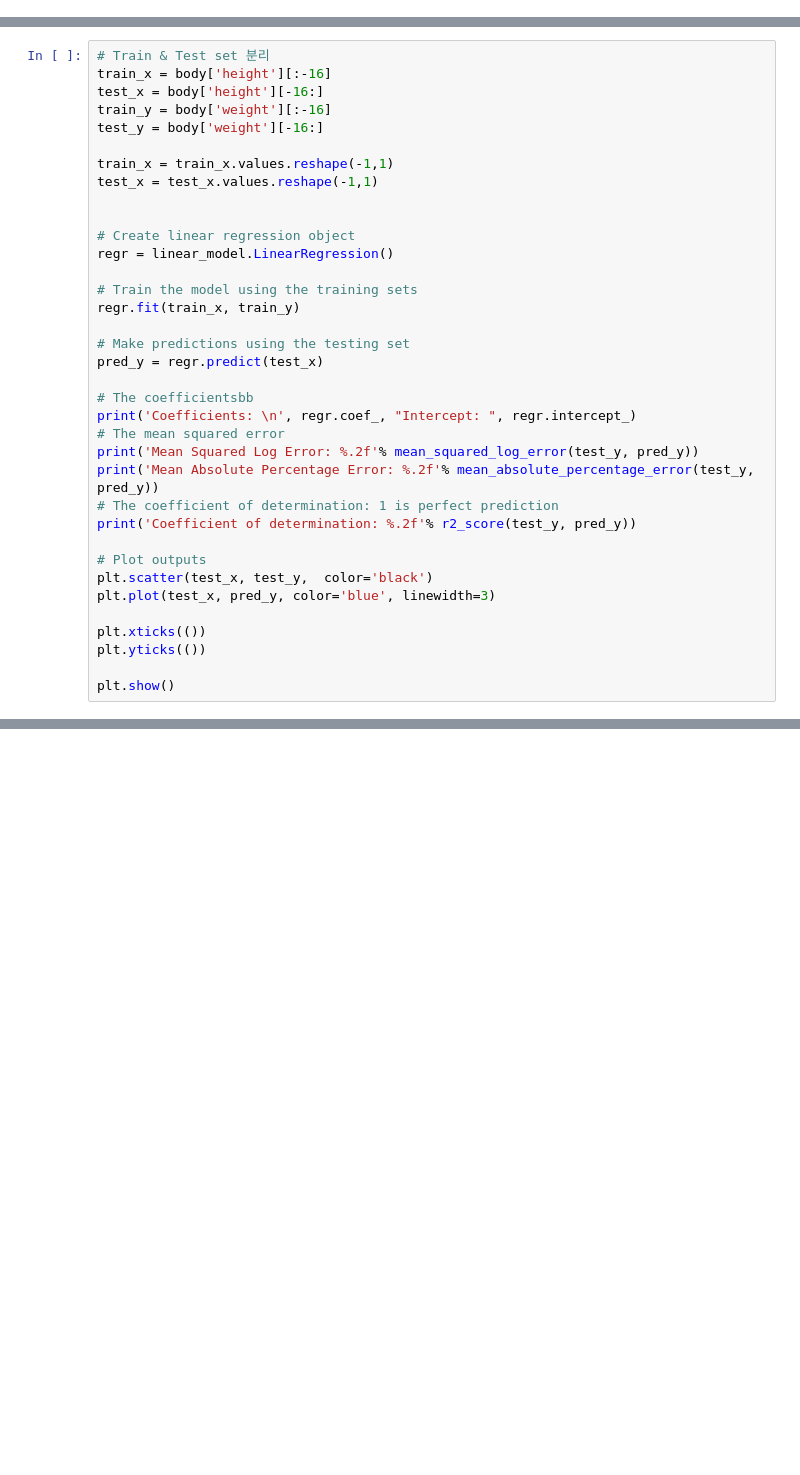
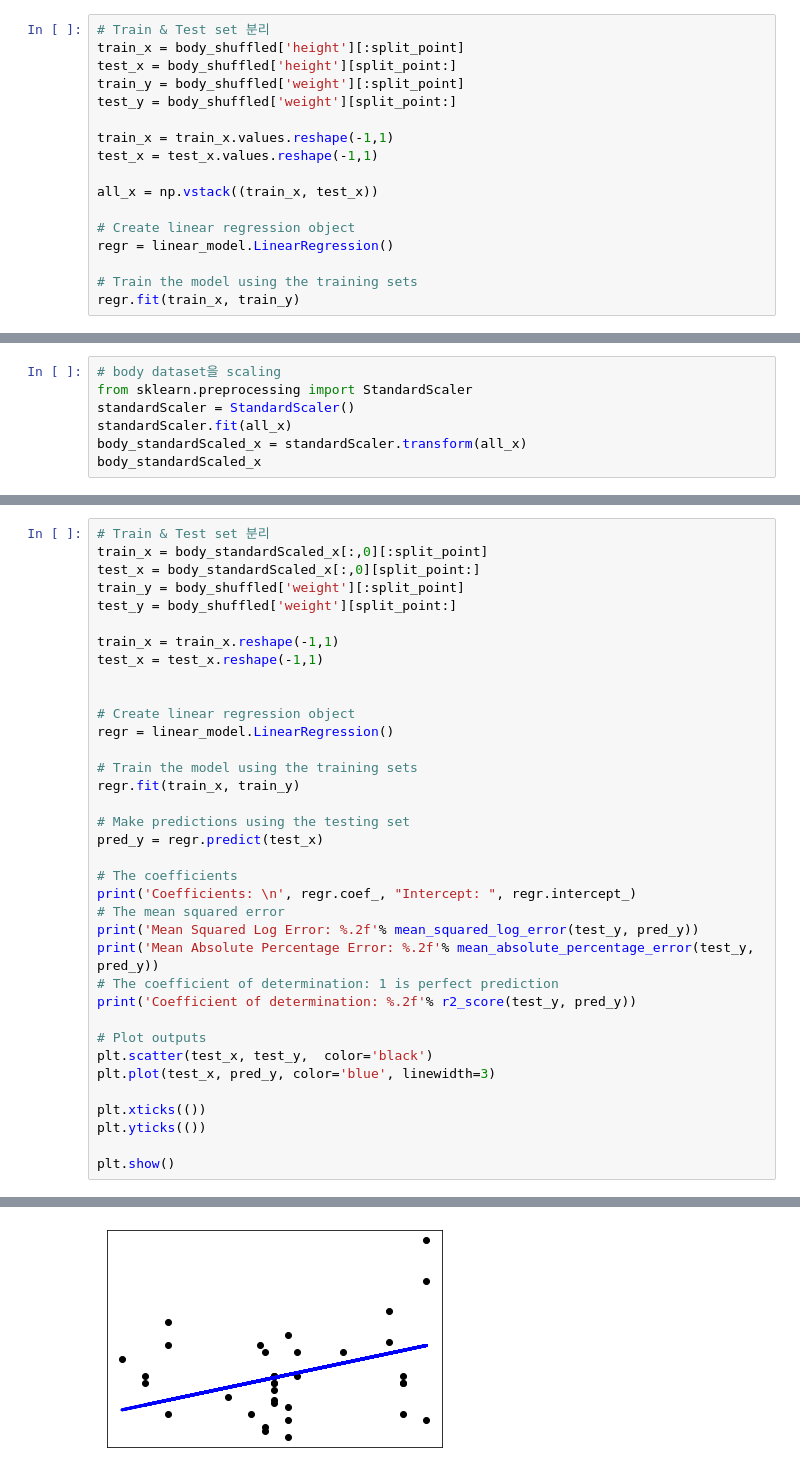
Before and after one commit to jaehyun0220/DL, a Jupyter notebook: Git_Temp_3.ipynb, the cells around one changed output, grey strips where cells are left out. Cells and saved outputs as stored; diff of their text form; blank space fills up the shorter version.

```diff
--- a/Git_Temp_3.ipynb
+++ b/Git_Temp_3.ipynb
@@ -48,0 +121,17 @@ plt.show()
+# %%
+# Train & Test set 분리
+train_x = body_shuffled['height'][:split_point]
+test_x = body_shuffled['height'][split_point:]
+train_y = body_shuffled['weight'][:split_point]
+test_y = body_shuffled['weight'][split_point:]
+
+train_x = train_x.values.reshape(-1,1)
+test_x = test_x.values.reshape(-1,1)
+
+all_x = np.vstack((train_x, test_x))
+
+# Create linear regression object
+regr = linear_model.LinearRegression()
+
+# Train the model using the training sets
+regr.fit(train_x, train_y)
@@ -48,0 +300,7 @@ plt.show()
+# %%
+# body dataset을 scaling
+from sklearn.preprocessing import StandardScaler
+standardScaler = StandardScaler()
+standardScaler.fit(all_x)
+body_standardScaled_x = standardScaler.transform(all_x)
+body_standardScaled_x
@@ -49,12 +340,12 @@ plt.show()
 # %%
 # Train & Test set 분리
-train_x = body['height'][:-16]
-test_x = body['height'][-16:]
-train_y = body['weight'][:-16]
-test_y = body['weight'][-16:]
+train_x = body_standardScaled_x[:,0][:split_point]
+test_x = body_standardScaled_x[:,0][split_point:]
+train_y = body_shuffled['weight'][:split_point]
+test_y = body_shuffled['weight'][split_point:]
 
-train_x = train_x.values.reshape(-1,1)
-test_x = test_x.values.reshape(-1,1)
+train_x = train_x.reshape(-1,1)
+test_x = test_x.reshape(-1,1)
 
 
 # Create linear regression object
@@ -66,7 +357,7 @@ regr.fit(train_x, train_y)
 # Make predictions using the testing set
 pred_y = regr.predict(test_x)
 
-# The coefficientsbb
+# The coefficients
 print('Coefficients: \n', regr.coef_, "Intercept: ", regr.intercept_)
 # The mean squared error
 print('Mean Squared Log Error: %.2f'% mean_squared_log_error(test_y, pred_y))
@@ -82,3 +373,4 @@ plt.xticks(())
 plt.yticks(())
 
 plt.show()
+# %% [output]
@@ -84,0 +382 @@ plt.show()
+[figure, added]
```
Also changed, not shown: parts of 22 cells of this notebook.
